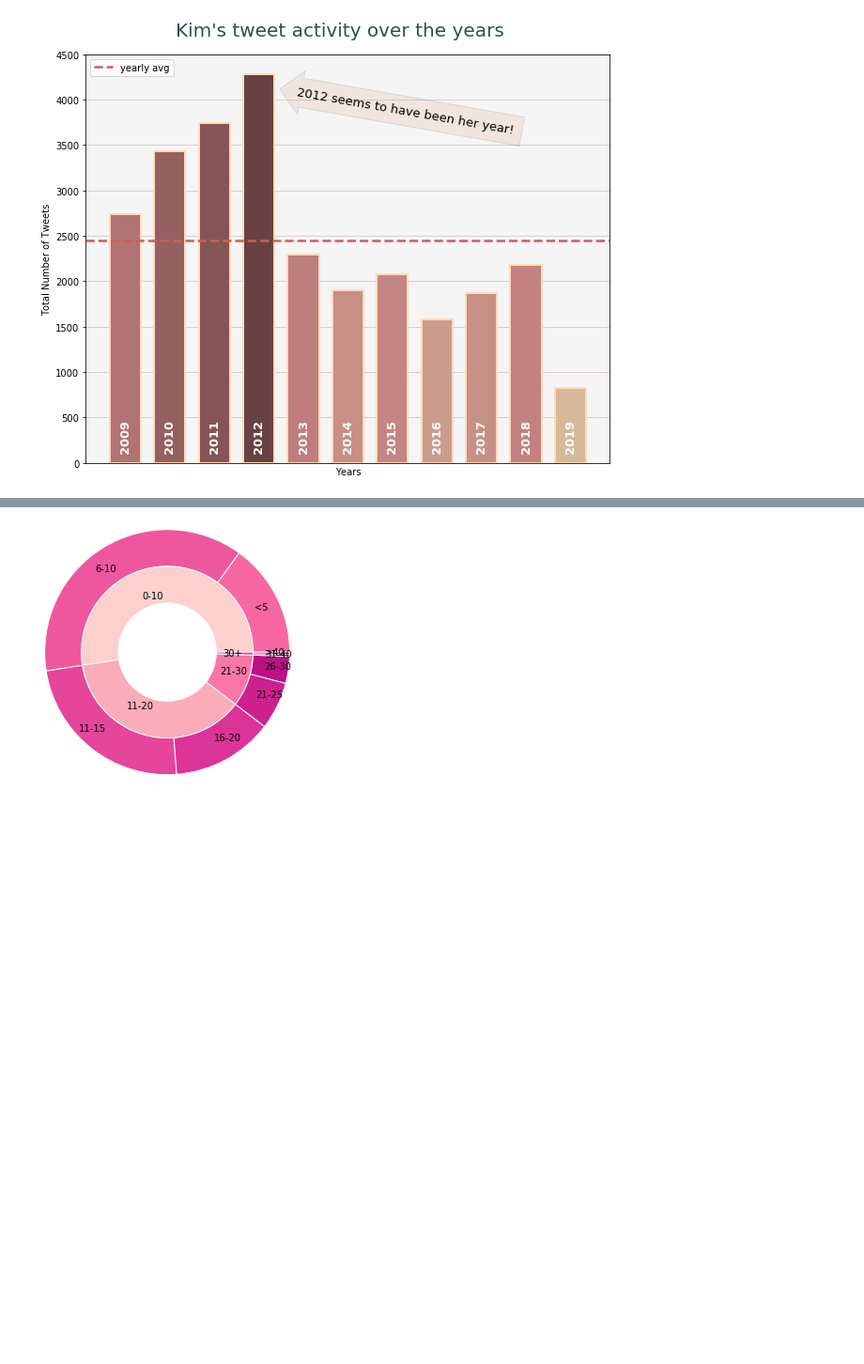
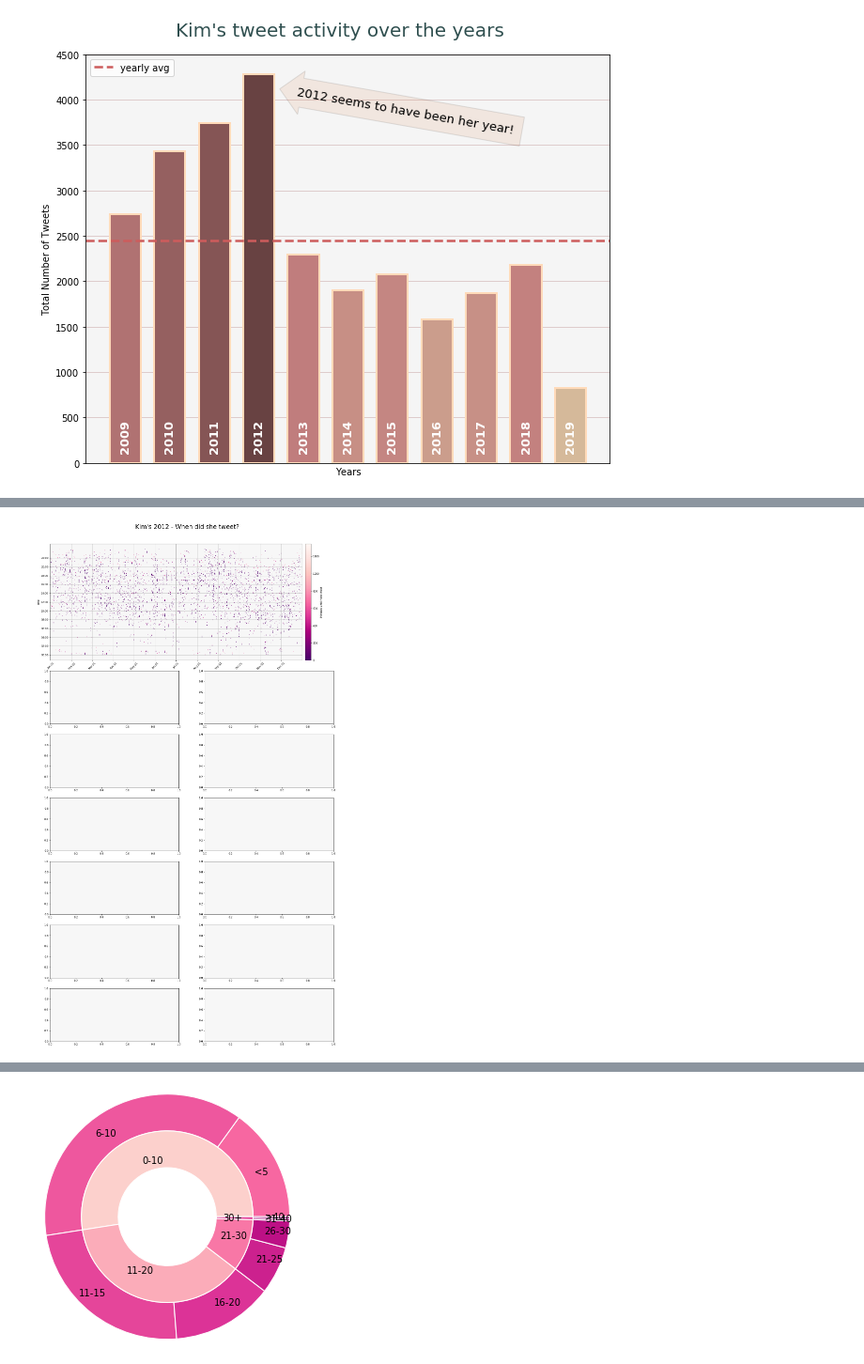
Before and after one commit to brokkoligirl/kimtweets, a Jupyter notebook: Kim's Complete Twitter Timeline (cleaned).ipynb, the cells around one changed output, grey strips where cells are left out. Shown at 94% size. Drawn from its saved outputs; the diff is of its cells as text; code cells hidden in the pictures; blank space fills up the shorter version.

```diff
--- a/Kim's Complete Twitter Timeline (cleaned).ipynb
+++ b/Kim's Complete Twitter Timeline (cleaned).ipynb
@@ -637,0 +750,72 @@ for at in autotext:
+# %%
+
+
+'''
+Let's take a closer look at when Kim likes to tweet in 2012
+'''
+title = "Kim's 2012 - When did she tweet?"
+bg_color = "#f7f7f7"
+linecolor = "#078298"
+fig = plt.figure(figsize=(20,36))
+fig.suptitle(title, size=24, y=0.91)
+
+# adding our axes
+ax0 = plt.subplot2grid((8, 2), (0, 0), colspan=2, rowspan=2) # yearwise distribution big chart on top
+ax1 = plt.subplot2grid((8, 2), (2, 0)) # jan
+ax2 = plt.subplot2grid((8, 2), (2, 1)) # feb
+ax3 = plt.subplot2grid((8, 2), (3, 0)) # mar
+ax4 = plt.subplot2grid((8, 2), (3, 1))
+ax5 = plt.subplot2grid((8, 2), (4, 0))
+ax6 = plt.subplot2grid((8, 2), (4, 1))
+ax7 = plt.subplot2grid((8, 2), (5, 0))
+ax8 = plt.subplot2grid((8, 2), (5, 1))
+ax9 = plt.subplot2grid((8, 2), (6, 0))
+ax10 = plt.subplot2grid((8, 2), (6, 1))
+ax11 = plt.subplot2grid((8, 2), (7, 0))
+ax12 = plt.subplot2grid((8, 2), (7, 1))
+
+for ax in fig.axes:
+    ax.set_facecolor(bg_color)
+
+
+# data for scatter
+x_days = k2012['date'].sort_values().dt.date
+alltimes = k2012['date'].sort_values().dt.strftime('%H:%M')
+y_times = [datetime.datetime.strptime(t, '%H:%M').time() for t in alltimes]
+# data for colorbar gradient - figuring out timedelta between tweet and next tweet
+timeit = k2012['date'].sort_values().tolist()
+minutes = []
+for index, time in enumerate(timeit):
+    next_index = (index + 1) % len(k2012)
+    # when last date in 2012 is reached, first date of 2013 is used to create the delta
+    if next_index == 0:
+        delta = k2013["date"].sort_values().tolist()[0] - time
+    # looking at next time and creating a delta (= how long until the next tweet)
+    else:
+        delta = timeit[next_index] - time
+    m = delta.seconds / 60
+    minutes.append(int(m))
+
+# settings for colorbar
+max_value = max(minutes)
+min_value = min(minutes)
+ax4_cmap = plt.get_cmap('RdPu_r')
+norm = matplotlib.colors.Normalize(vmin=min_value,vmax=max_value)
+sm = plt.cm.ScalarMappable(cmap=ax4_cmap, norm=norm)
+sm.set_array([])
+# adding the colorbar:
+cbar = fig.colorbar(sm, ax=ax0, label="Minutes until next tweet", fraction=0.1, pad=0.01)
+
+# chart
+scatter = ax0.scatter(x_days, y_times, s=1, c=minutes, cmap="RdPu_r")
+ax0.set_facecolor(bg_color)
+ax0.set_xlim([datetime.date(2011, 12, 31), datetime.date(2013, 1, 1)])
+firsts = [datetime.date(2012, i, 1) for i in range(1,13)]
+ax0.set_xticks(firsts)
+y_tick_times = [f"{a:02d}:00:00" for a in range(24) if a%2==0] # list of times for y axis
+ax0.set_yticks(y_tick_times)
+ax0.set_xticklabels(firsts, rotation=45)
+ax0.xaxis.set_major_formatter(mdates.DateFormatter('%b %d'))
+ax0.grid(axis='both', zorder=1, which='both')
+# %% [output]
+[figure, added]
```
Also changed, not shown: parts of 30 cells of this notebook, 1 other file.
